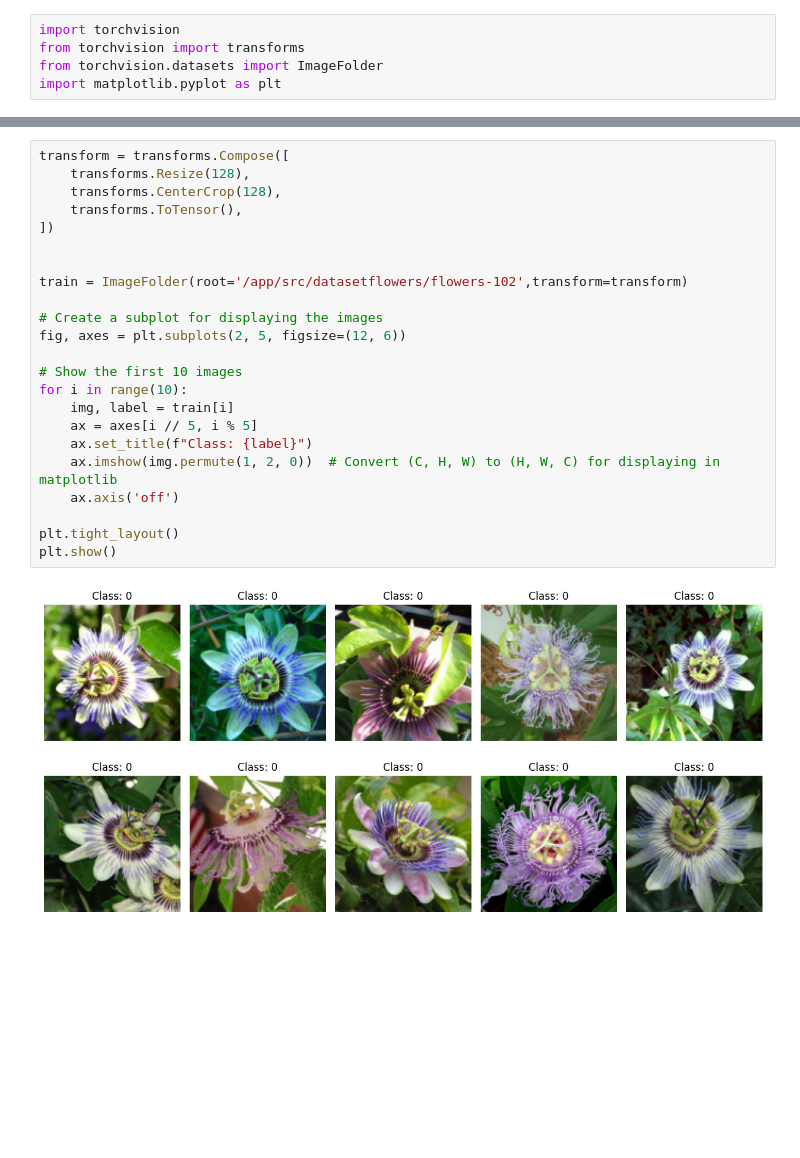
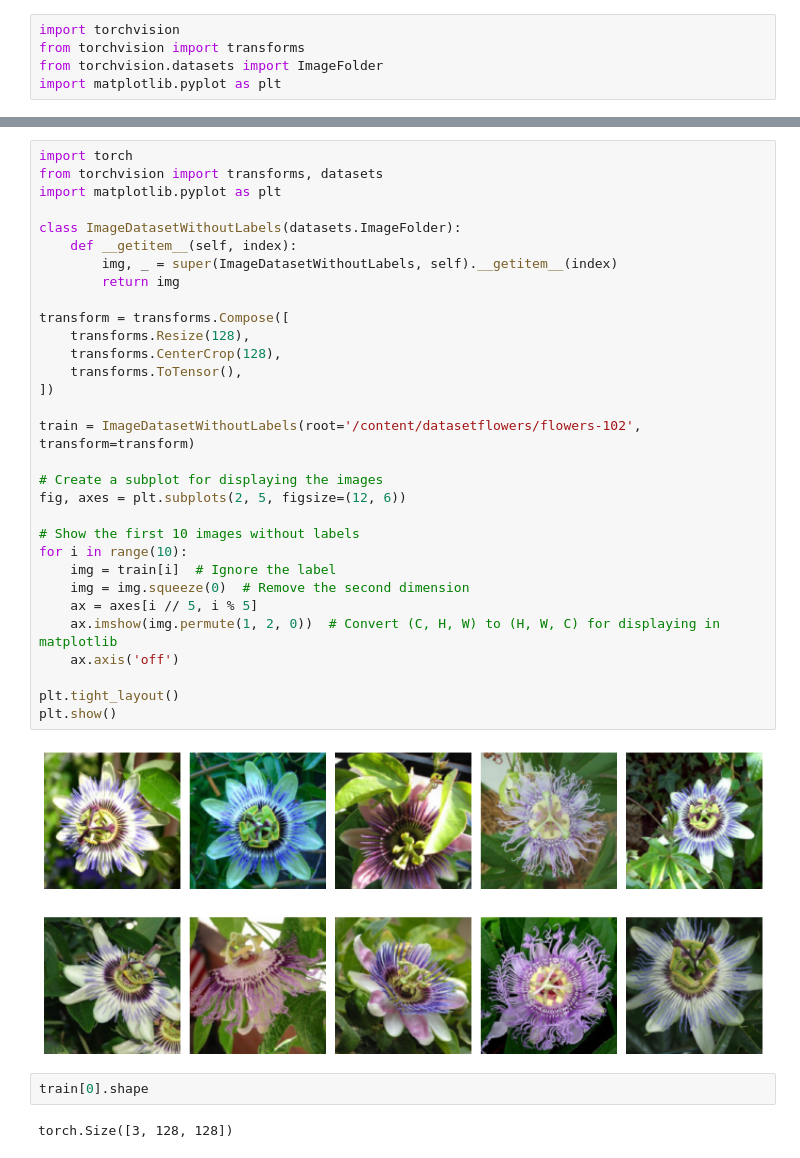
Before and after one commit to HerQ04/Melytanulas, a Jupyter notebook: src/flowers102.ipynb, the cells around one changed output, grey strips where cells are left out. Drawn from its saved outputs; the diff is of its cells as text; blank space fills up the shorter version.

```diff
--- a/src/flowers102.ipynb
+++ b/src/flowers102.ipynb
@@ -17,25 +23,37 @@ Dataset Flowers102
 # %%
+import torch
+from torchvision import transforms, datasets
+import matplotlib.pyplot as plt
+
+class ImageDatasetWithoutLabels(datasets.ImageFolder):
+    def __getitem__(self, index):
+        img, _ = super(ImageDatasetWithoutLabels, self).__getitem__(index)
+        return img
+
 transform = transforms.Compose([
     transforms.Resize(128),
     transforms.CenterCrop(128),
     transforms.ToTensor(),
 ])
 
-
-train = ImageFolder(root='/app/src/datasetflowers/flowers-102',transform=transform)
+train = ImageDatasetWithoutLabels(root='/content/datasetflowers/flowers-102', transform=transform)
 
 # Create a subplot for displaying the images
 fig, axes = plt.subplots(2, 5, figsize=(12, 6))
 
-# Show the first 10 images
+# Show the first 10 images without labels
 for i in range(10):
-    img, label = train[i]
+    img = train[i]  # Ignore the label
+    img = img.squeeze(0)  # Remove the second dimension
     ax = axes[i // 5, i % 5]
-    ax.set_title(f"Class: {label}")
     ax.imshow(img.permute(1, 2, 0))  # Convert (C, H, W) to (H, W, C) for displaying in matplotlib
     ax.axis('off')
 
 plt.tight_layout()
 plt.show()
 # %% [output]
-[figure, old version]
+[figure, new version]
+# %%
+train[0].shape
+# %% [output]
+torch.Size([3, 128, 128])
```
Also changed, not shown: parts of 2 cells of this notebook.
